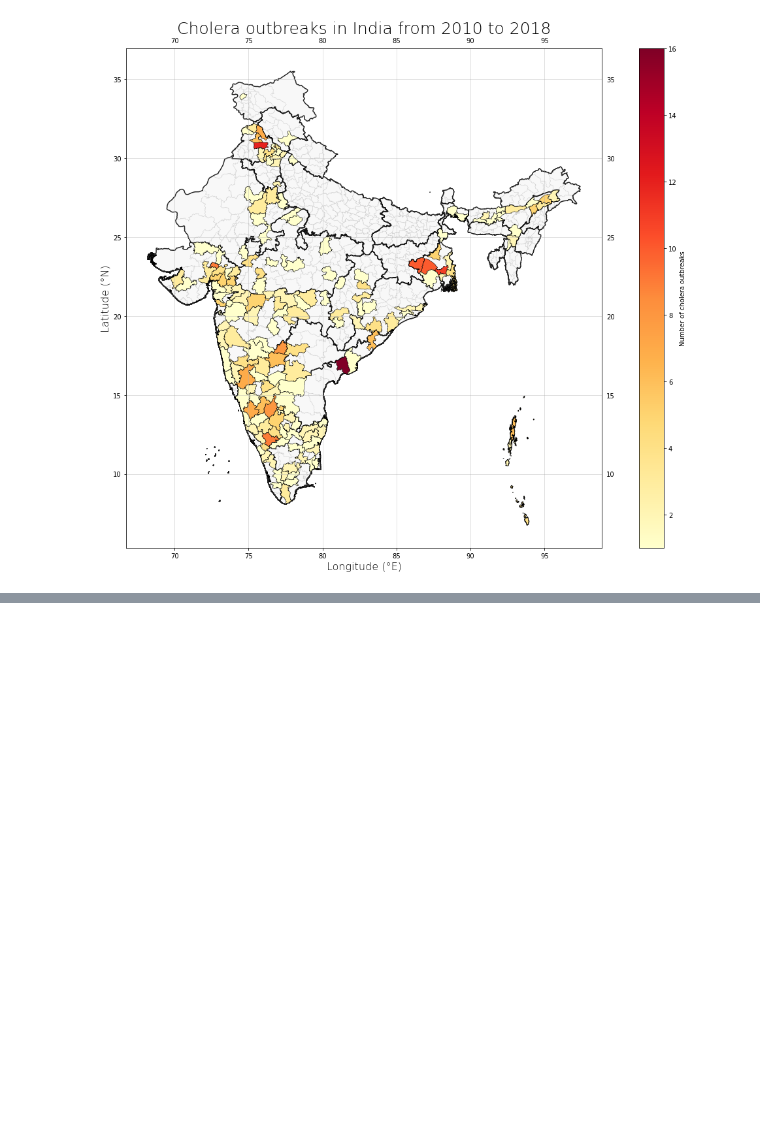
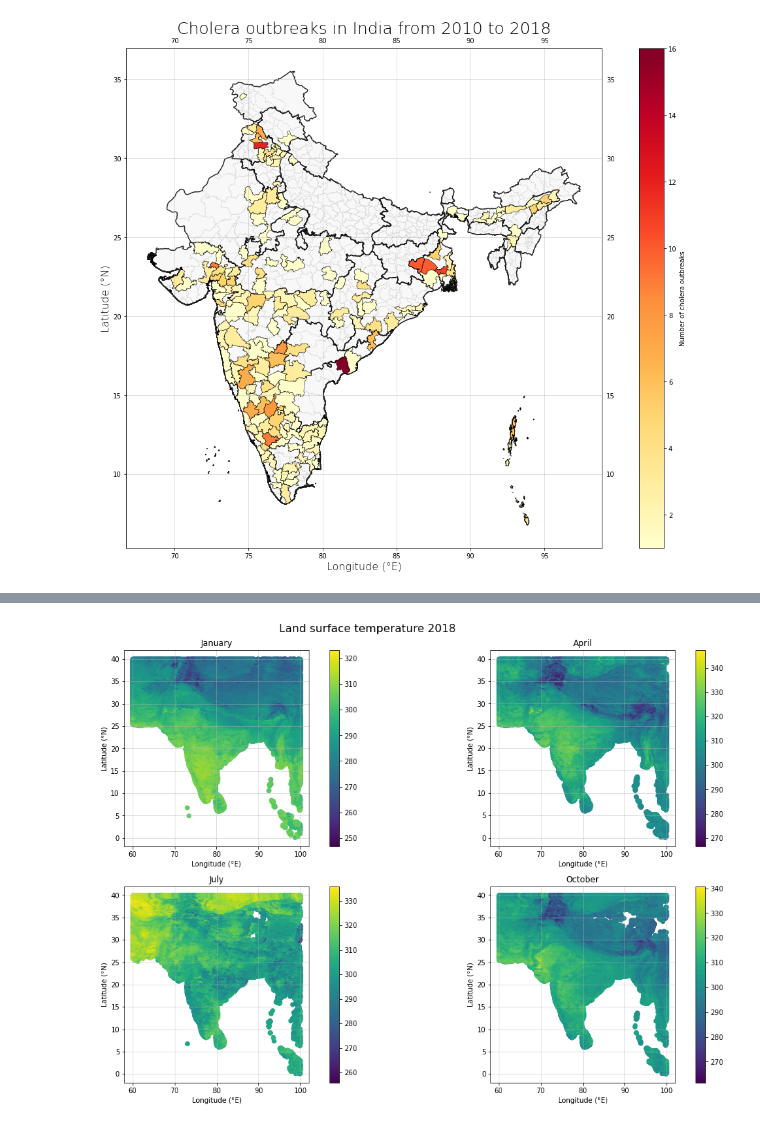
Before and after one commit to alexvmt/cholera_risk_modeling, a Jupyter notebook: exploratory_data_analysis.ipynb, the cells around one changed output, grey strips where cells are left out. Drawn from its saved outputs; the diff is of its cells as text; code cells hidden in the pictures; blank space fills up the shorter version.

```diff
--- a/exploratory_data_analysis.ipynb
+++ b/exploratory_data_analysis.ipynb
@@ -239,0 +307,6 @@ plt.savefig('cholera_outbreaks_india_2010_2018.png', dpi=300)
+# %%
+%%time
+
+plot_ecv('../data/land_surface_temperature', 2018, 'Land surface temperature', 'lst')
+# %% [output]
+[figure, added]
```
Also changed, not shown: parts of 13 cells of this notebook.
